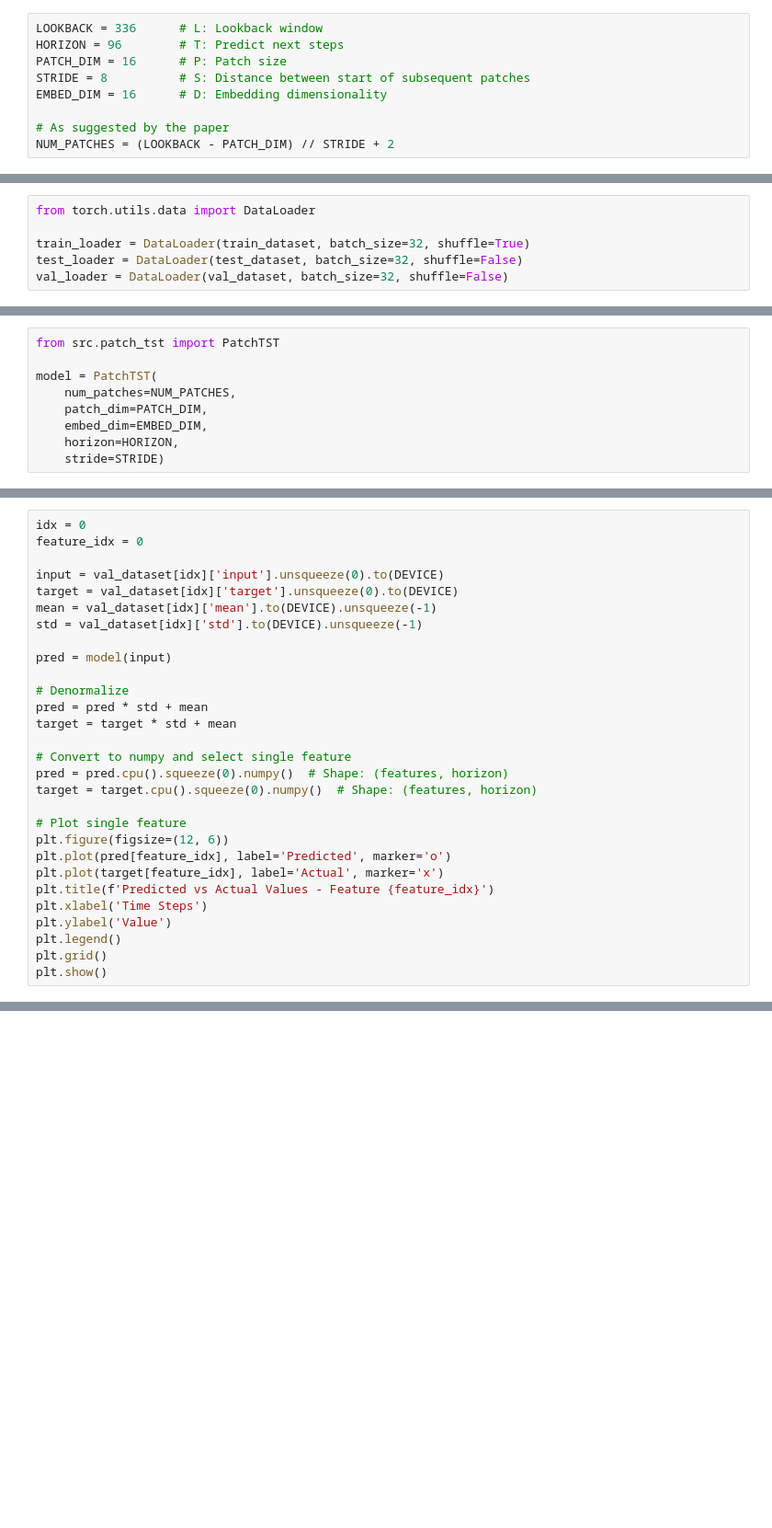
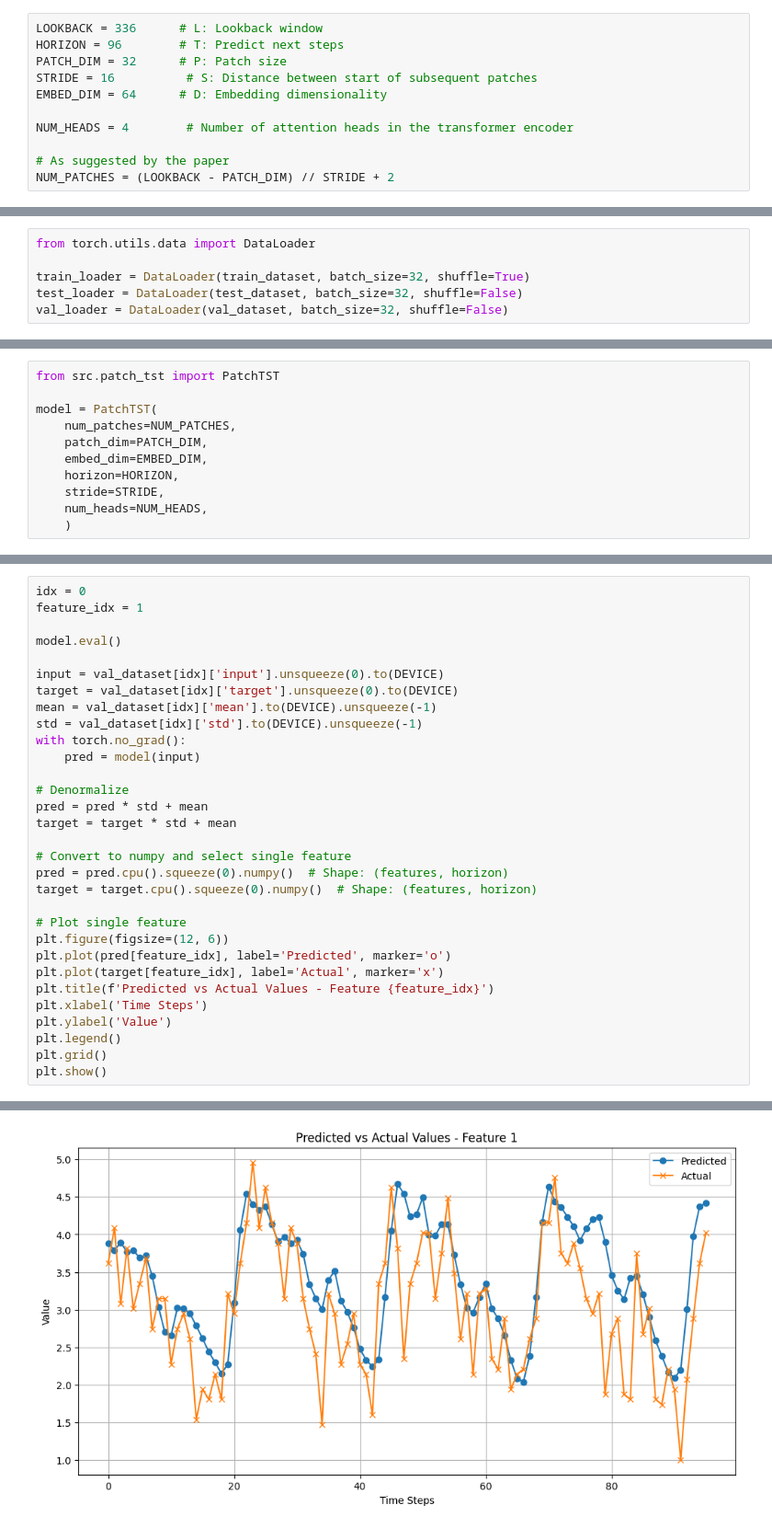
Before and after one commit to FedeCarollo/PatchTST, a Jupyter notebook: main.ipynb, the cells around one changed output, grey strips where cells are left out. Shown at 92% size. Saved outputs shown, nothing was run; the diff lists cells and outputs as text; blank space fills up the shorter version.

```diff
--- a/main.ipynb
+++ b/main.ipynb
@@ -11,9 +19,11 @@ df.head()
 # %%
 LOOKBACK = 336      # L: Lookback window
 HORIZON = 96        # T: Predict next steps
-PATCH_DIM = 16      # P: Patch size
-STRIDE = 8          # S: Distance between start of subsequent patches
-EMBED_DIM = 16      # D: Embedding dimensionality
+PATCH_DIM = 32      # P: Patch size
+STRIDE = 16          # S: Distance between start of subsequent patches
+EMBED_DIM = 64      # D: Embedding dimensionality
+
+NUM_HEADS = 4        # Number of attention heads in the transformer encoder
 
 # As suggested by the paper
 NUM_PATCHES = (LOOKBACK - PATCH_DIM) // STRIDE + 2
@@ -45,7 +62,9 @@ model = PatchTST(
     patch_dim=PATCH_DIM,
     embed_dim=EMBED_DIM,
     horizon=HORIZON,
-    stride=STRIDE)
+    stride=STRIDE,
+    num_heads=NUM_HEADS,
+    )
 # %%
 from torch.optim import Adam
 
@@ -120,13 +259,15 @@ print(f'Average Validation Loss: {avg_val_loss:.4f}')
 # %%
 idx = 0
-feature_idx = 0
+feature_idx = 1
+
+model.eval()
 
 input = val_dataset[idx]['input'].unsqueeze(0).to(DEVICE)
 target = val_dataset[idx]['target'].unsqueeze(0).to(DEVICE)
 mean = val_dataset[idx]['mean'].to(DEVICE).unsqueeze(-1)
 std = val_dataset[idx]['std'].to(DEVICE).unsqueeze(-1)
-
-pred = model(input)
+with torch.no_grad():
+    pred = model(input)
 
 # Denormalize
 pred = pred * std + mean
@@ -151,3 +291,4 @@ NameError: name 'val_dataset' is not defined
+[figure, added]
 # %%
 plt.subplots(4, 2, figsize=(15, 20))
 
```
Also changed, not shown: parts of 14 cells of this notebook, 3 other files.
